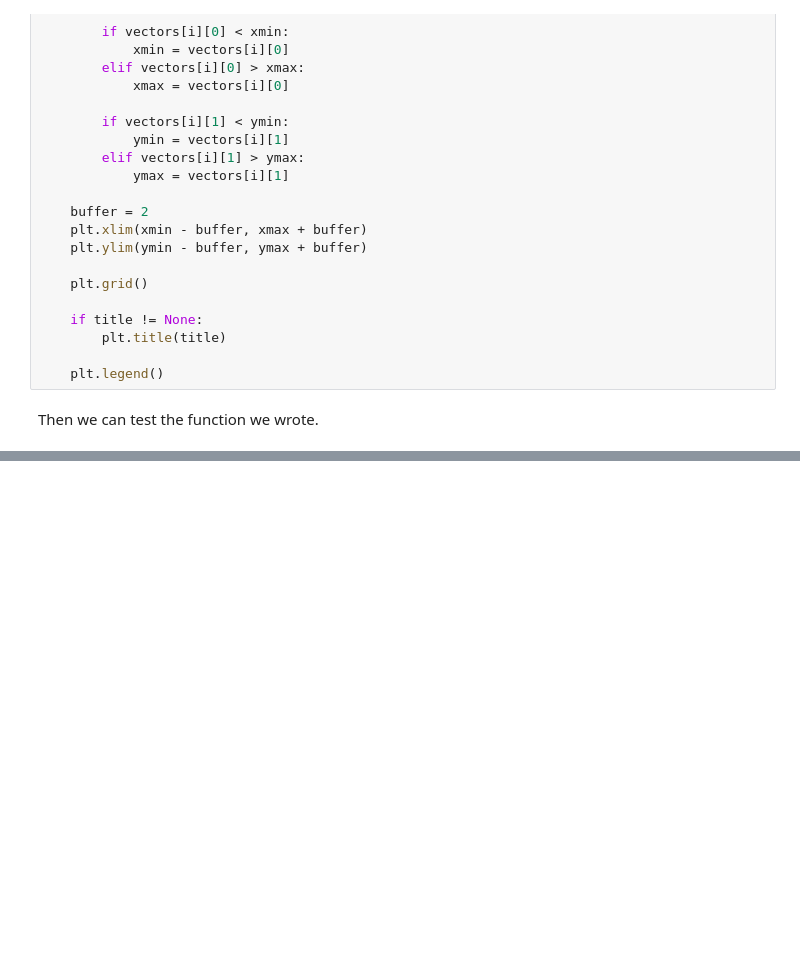
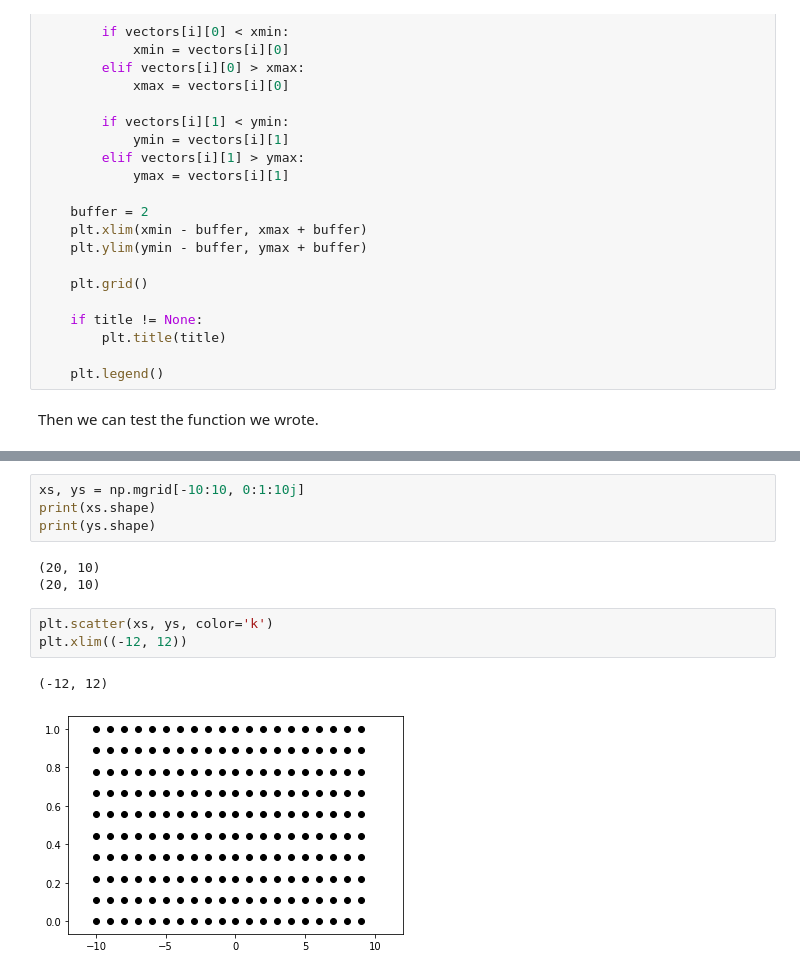
Before and after one commit to fuzzy-tribble/data_science_foundations, a Jupyter notebook: python_libraries_matplotlib.ipynb, the cells around one changed output, grey strips where cells are left out. Saved outputs shown, nothing was run; the diff lists cells and outputs as text; blank space fills up the shorter version.

```diff
--- a/python_libraries_matplotlib.ipynb
+++ b/python_libraries_matplotlib.ipynb
@@ -823,0 +900,13 @@ vectorplot_2d([(-16, 1), (20, 70), (4, -3)])
+# %%
+xs, ys = np.mgrid[-10:10, 0:1:10j]
+print(xs.shape)
+print(ys.shape)
+# %% [output]
+(20, 10)
+(20, 10)
+# %%
+plt.scatter(xs, ys, color='k')
+plt.xlim((-12, 12))
+# %% [output]
+(-12, 12)
+[figure, added]
```
Also changed, not shown: parts of 94 cells of this notebook, 1 other file.
